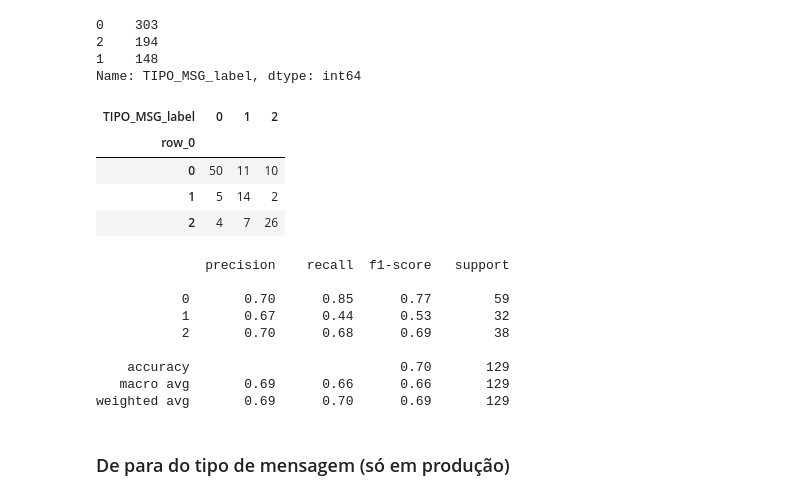
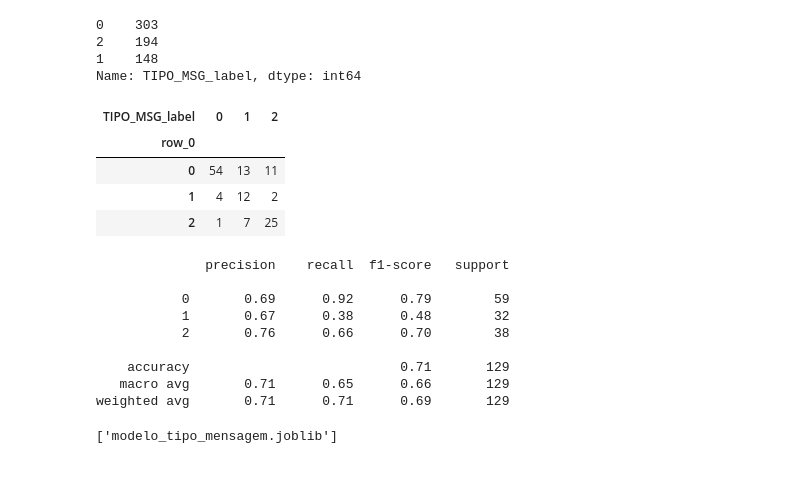
Before and after one commit to FlaviaCostaWill/diretorio_trabalho, a Jupyter notebook: Análise de sentimento/7. Salva joblib-MLP.ipynb, the cells around one changed output. Saved outputs shown, nothing was run; the diff lists cells and outputs as text; code cells hidden in the pictures.

```diff
--- a/Análise de sentimento/7. Salva joblib-MLP.ipynb
+++ b/Análise de sentimento/7. Salva joblib-MLP.ipynb
@@ -247,30 +251,31 @@ x_train, x_test, y_train, y_test = train_test_split(X
                                                     , exemplo_base.TIPO_MSG_label
                                                     , random_state=42, test_size=0.20)
 # %%
-clf_tipo_msg = MLPClassifier(solver='lbfgs', hidden_layer_sizes= 250, activation = 'relu', warm_start = True)
+from sklearn.neural_network import MLPClassifier
+clf_tipo_msg = MLPClassifier(solver='lbfgs', alpha=3.4372969952170234, hidden_layer_sizes= 160, activation = 'tanh', warm_start = True)
 clf_tipo_msg.fit(x_train, y_train)
 
 y_predicted = clf_tipo_msg.predict(x_test)
 pd.crosstab(y_predicted, y_test)
 # %% [output]
 | TIPO_MSG_label | 0 | 1 | 2 |
 | row_0 |  |  |  |
-| 0 | 50 | 11 | 10 |
-| 1 | 5 | 14 | 2 |
-| 2 | 4 | 7 | 26 |
+| 0 | 54 | 13 | 11 |
+| 1 | 4 | 12 | 2 |
+| 2 | 1 | 7 | 25 |
 # %%
 print(classification_report(y_test, y_predicted))
 # %% [output]
               precision    recall  f1-score   support
 
-           0       0.70      0.85      0.77        59
-           1       0.67      0.44      0.53        32
-           2       0.70      0.68      0.69        38
+           0       0.69      0.92      0.79        59
+           1       0.67      0.38      0.48        32
+           2       0.76      0.66      0.70        38
 
-    accuracy                           0.70       129
-   macro avg       0.69      0.66      0.66       129
-weighted avg       0.69      0.70      0.69       129
+    accuracy                           0.71       129
+   macro avg       0.71      0.65      0.66       129
+weighted avg       0.71      0.71      0.69       129
 # %%
 dump(clf_tipo_msg, 'modelo_tipo_mensagem.joblib')
+# %% [output]
+['modelo_tipo_mensagem.joblib']
-# %% [markdown]
-### De para do tipo de mensagem (só em produção)
```
Also changed, not shown: parts of 7 cells of this notebook, 16 other files.
